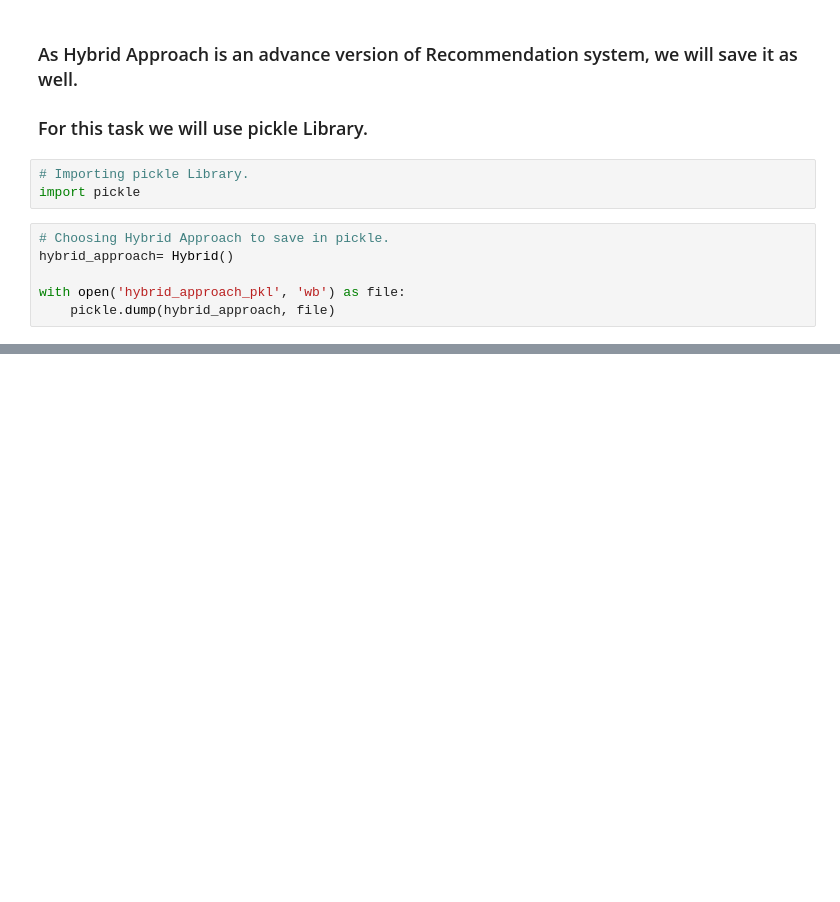
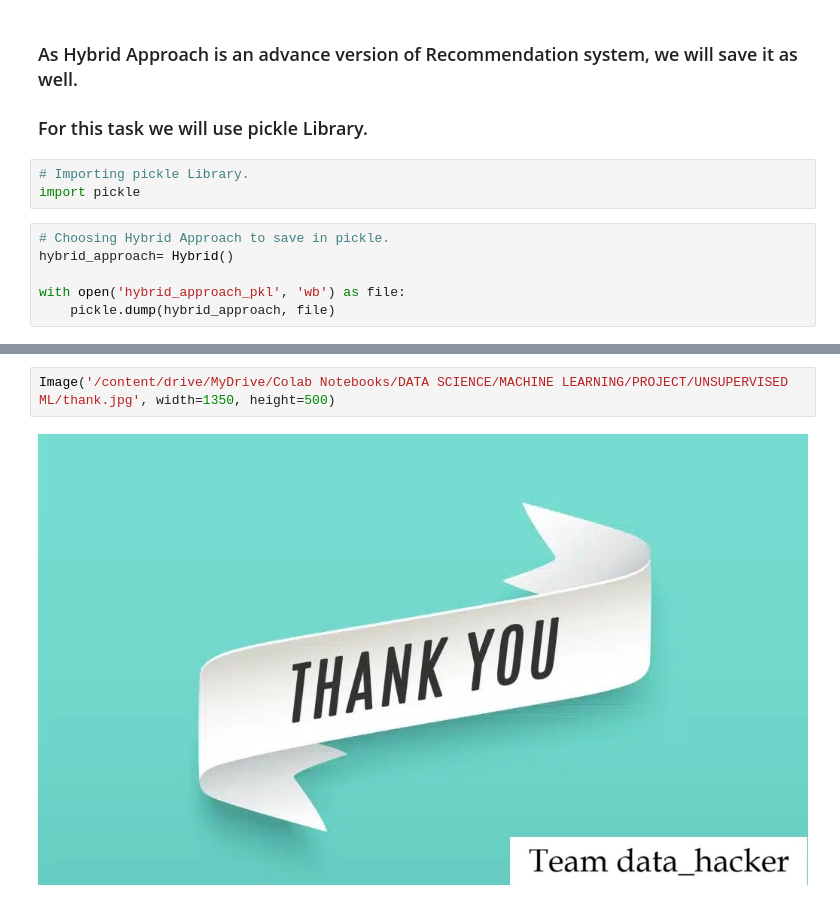
Before and after one commit to diptiranjan1998/Book-Recommendation-system, a Jupyter notebook: Book_Recommendation_System.ipynb, the cells around one changed output, grey strips where cells are left out. Drawn from its saved outputs; the diff is of its cells as text; blank space fills up the shorter version.

```diff
--- a/Book_Recommendation_System.ipynb
+++ b/Book_Recommendation_System.ipynb
@@ -1662,0 +1696,4 @@ hrecommendation
+# %%
+Image('/content/drive/MyDrive/Colab Notebooks/DATA SCIENCE/MACHINE LEARNING/PROJECT/UNSUPERVISED ML/thank.jpg', width=1350, height=500)
+# %% [output]
+[figure, added]
```
Also changed, not shown: parts of 12 cells of this notebook.
